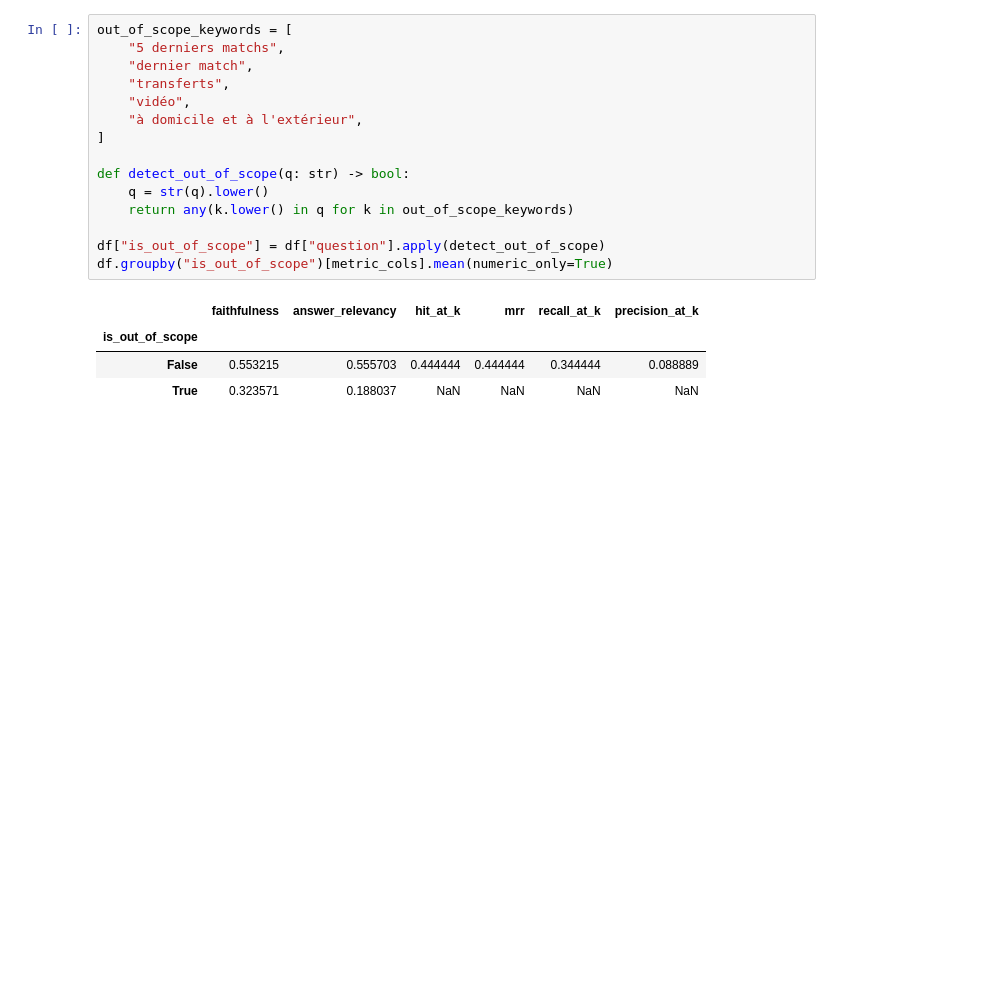
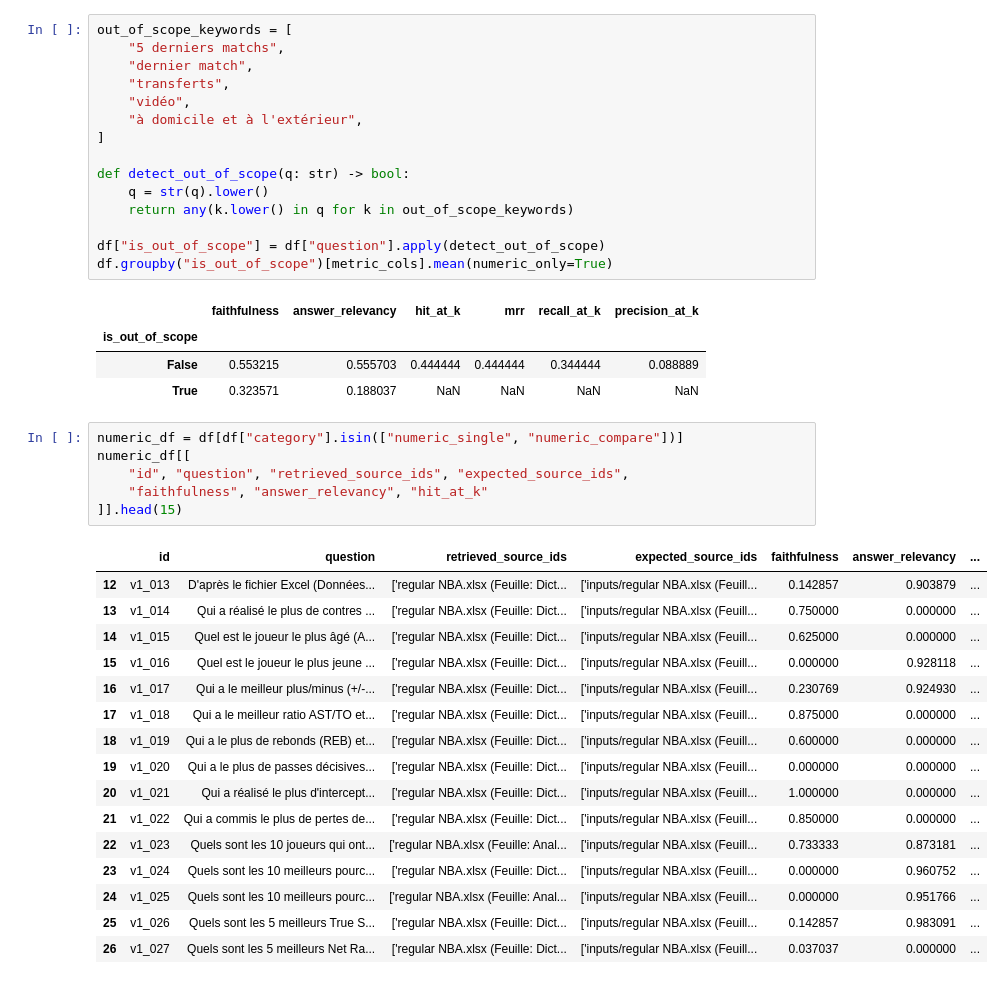
Before and after one commit to Thomas-Auvin/Projet-10, a Jupyter notebook: notebooks/analyse_resultats_ragas.ipynb, the cells around one changed output. Drawn from its saved outputs; the diff is of its cells as text; blank space fills up the shorter version.

```diff
--- a/notebooks/analyse_resultats_ragas.ipynb
+++ b/notebooks/analyse_resultats_ragas.ipynb
@@ -197,3 +197,26 @@ df.groupby("is_out_of_scope")[metric_cols].mean(numeric_only=True)
 | is_out_of_scope |  |  |  |  |  |  |
 | False | 0.553215 | 0.555703 | 0.444444 | 0.444444 | 0.344444 | 0.088889 |
 | True | 0.323571 | 0.188037 | NaN | NaN | NaN | NaN |
+# %%
+numeric_df = df[df["category"].isin(["numeric_single", "numeric_compare"])]
+numeric_df[[
+    "id", "question", "retrieved_source_ids", "expected_source_ids",
+    "faithfulness", "answer_relevancy", "hit_at_k"
+]].head(15)
+# %% [output]
+|  | id | question | retrieved_source_ids | expected_source_ids | faithfulness | answer_relevancy | ... |
+| 12 | v1_013 | D'après le fichier Excel (Données... | ['regular NBA.xlsx (Feuille: Dict... | ['inputs/regular NBA.xlsx (Feuill... | 0.142857 | 0.903879 | ... |
+| 13 | v1_014 | Qui a réalisé le plus de contres ... | ['regular NBA.xlsx (Feuille: Dict... | ['inputs/regular NBA.xlsx (Feuill... | 0.750000 | 0.000000 | ... |
+| 14 | v1_015 | Quel est le joueur le plus âgé (A... | ['regular NBA.xlsx (Feuille: Dict... | ['inputs/regular NBA.xlsx (Feuill... | 0.625000 | 0.000000 | ... |
+| 15 | v1_016 | Quel est le joueur le plus jeune ... | ['regular NBA.xlsx (Feuille: Dict... | ['inputs/regular NBA.xlsx (Feuill... | 0.000000 | 0.928118 | ... |
+| 16 | v1_017 | Qui a le meilleur plus/minus (+/-... | ['regular NBA.xlsx (Feuille: Dict... | ['inputs/regular NBA.xlsx (Feuill... | 0.230769 | 0.924930 | ... |
+| 17 | v1_018 | Qui a le meilleur ratio AST/TO et... | ['regular NBA.xlsx (Feuille: Dict... | ['inputs/regular NBA.xlsx (Feuill... | 0.875000 | 0.000000 | ... |
+| 18 | v1_019 | Qui a le plus de rebonds (REB) et... | ['regular NBA.xlsx (Feuille: Dict... | ['inputs/regular NBA.xlsx (Feuill... | 0.600000 | 0.000000 | ... |
+| 19 | v1_020 | Qui a le plus de passes décisives... | ['regular NBA.xlsx (Feuille: Dict... | ['inputs/regular NBA.xlsx (Feuill... | 0.000000 | 0.000000 | ... |
+| 20 | v1_021 | Qui a réalisé le plus d'intercept... | ['regular NBA.xlsx (Feuille: Dict... | ['inputs/regular NBA.xlsx (Feuill... | 1.000000 | 0.000000 | ... |
+| 21 | v1_022 | Qui a commis le plus de pertes de... | ['regular NBA.xlsx (Feuille: Dict... | ['inputs/regular NBA.xlsx (Feuill... | 0.850000 | 0.000000 | ... |
+| 22 | v1_023 | Quels sont les 10 joueurs qui ont... | ['regular NBA.xlsx (Feuille: Anal... | ['inputs/regular NBA.xlsx (Feuill... | 0.733333 | 0.873181 | ... |
+| 23 | v1_024 | Quels sont les 10 meilleurs pourc... | ['regular NBA.xlsx (Feuille: Dict... | ['inputs/regular NBA.xlsx (Feuill... | 0.000000 | 0.960752 | ... |
+| 24 | v1_025 | Quels sont les 10 meilleurs pourc... | ['regular NBA.xlsx (Feuille: Anal... | ['inputs/regular NBA.xlsx (Feuill... | 0.000000 | 0.951766 | ... |
+| 25 | v1_026 | Quels sont les 5 meilleurs True S... | ['regular NBA.xlsx (Feuille: Dict... | ['inputs/regular NBA.xlsx (Feuill... | 0.142857 | 0.983091 | ... |
+| 26 | v1_027 | Quels sont les 5 meilleurs Net Ra... | ['regular NBA.xlsx (Feuille: Dict... | ['inputs/regular NBA.xlsx (Feuill... | 0.037037 | 0.000000 | ... |
```
Also changed, not shown: parts of 7 cells of this notebook, 2 other files.
